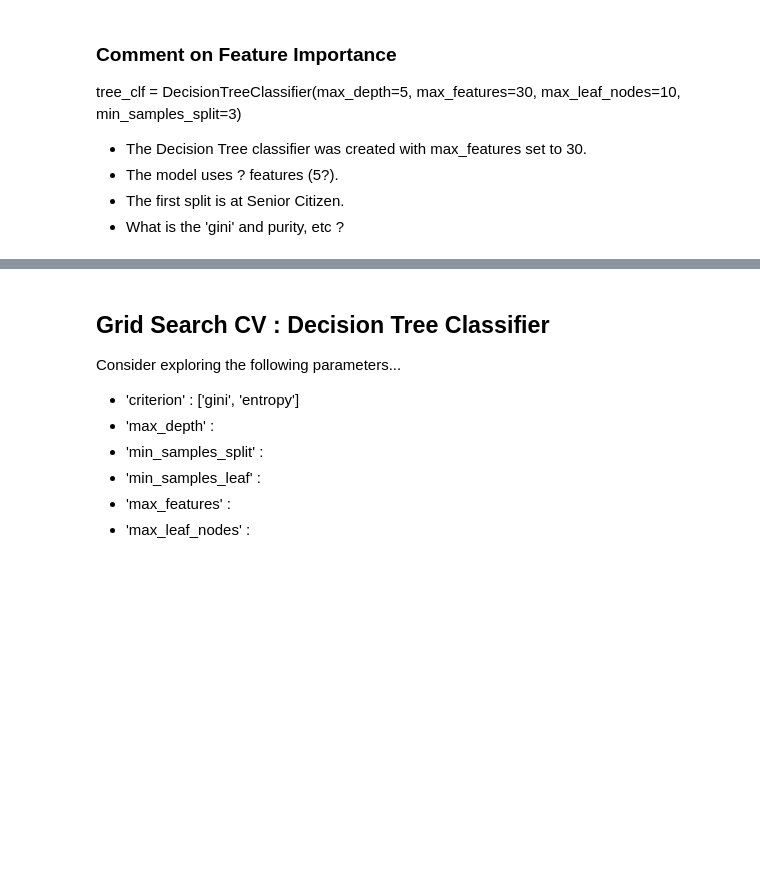
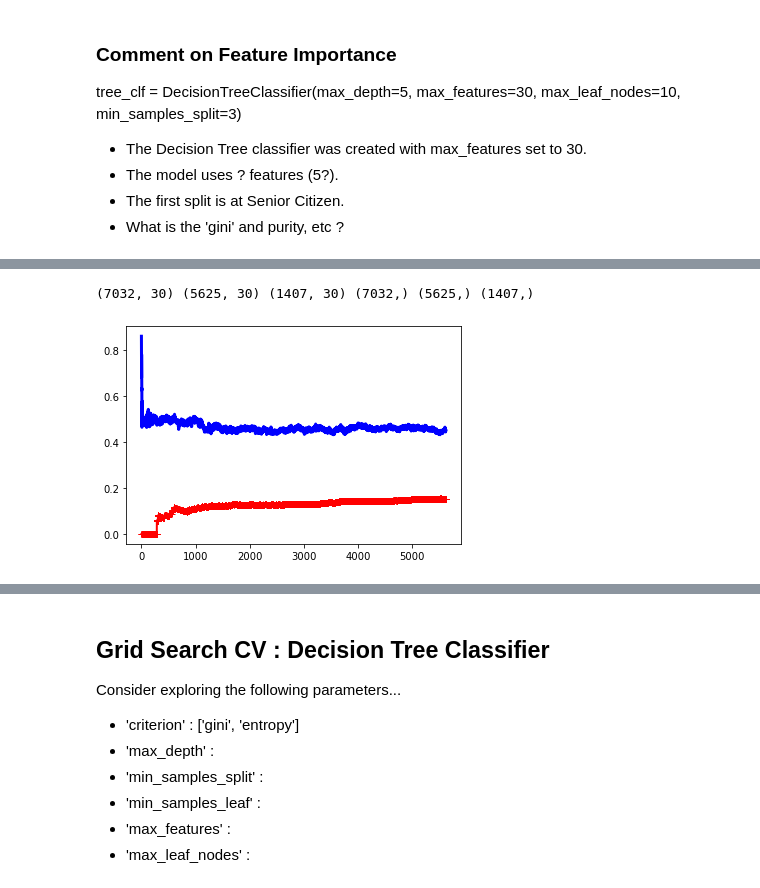
Before and after one commit to ABDunbar/Classification_Trees, a Jupyter notebook: decision_tree.ipynb, the cells around one changed output, grey strips where cells are left out. Saved outputs shown, nothing was run; the diff lists cells and outputs as text; code cells hidden in the pictures; blank space fills up the shorter version.

```diff
--- a/decision_tree.ipynb
+++ b/decision_tree.ipynb
@@ -222,0 +274,6 @@ tree_clf = DecisionTreeClassifier(max_depth=5, max_features=30, max_leaf_nodes=1
+# %%
+model_clf = DecisionTreeClassifier()
+plot_learning_curves(model_clf, X, y)
+# %% [output]
+(7032, 30) (5625, 30) (1407, 30) (7032,) (5625,) (1407,)
+[figure, added]
```
Also changed, not shown: parts of 20 cells of this notebook, 2 other files.
